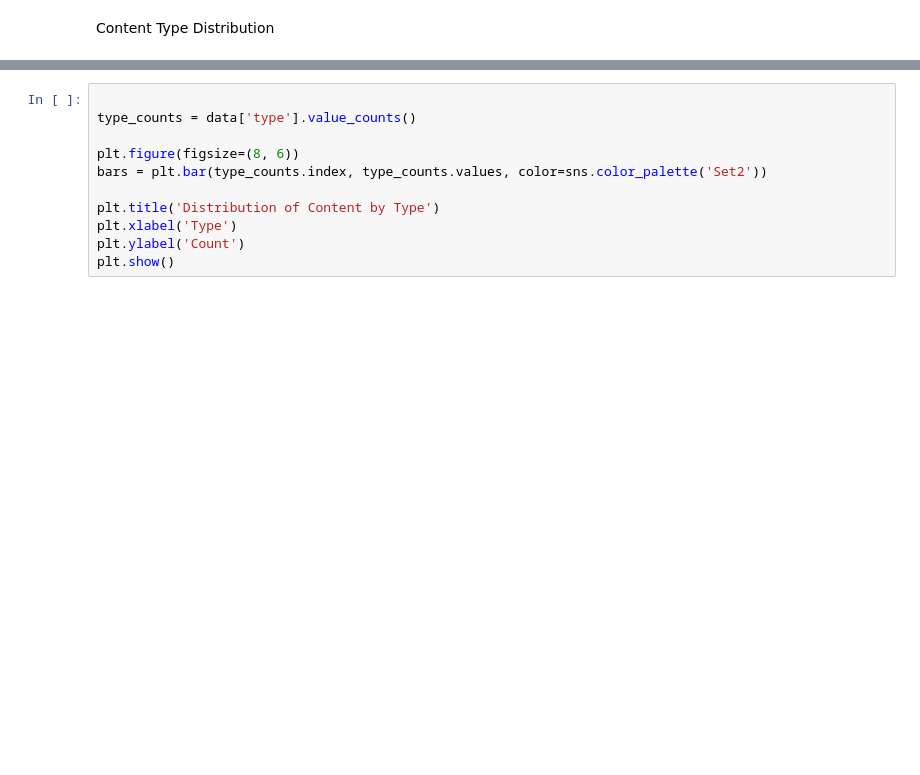
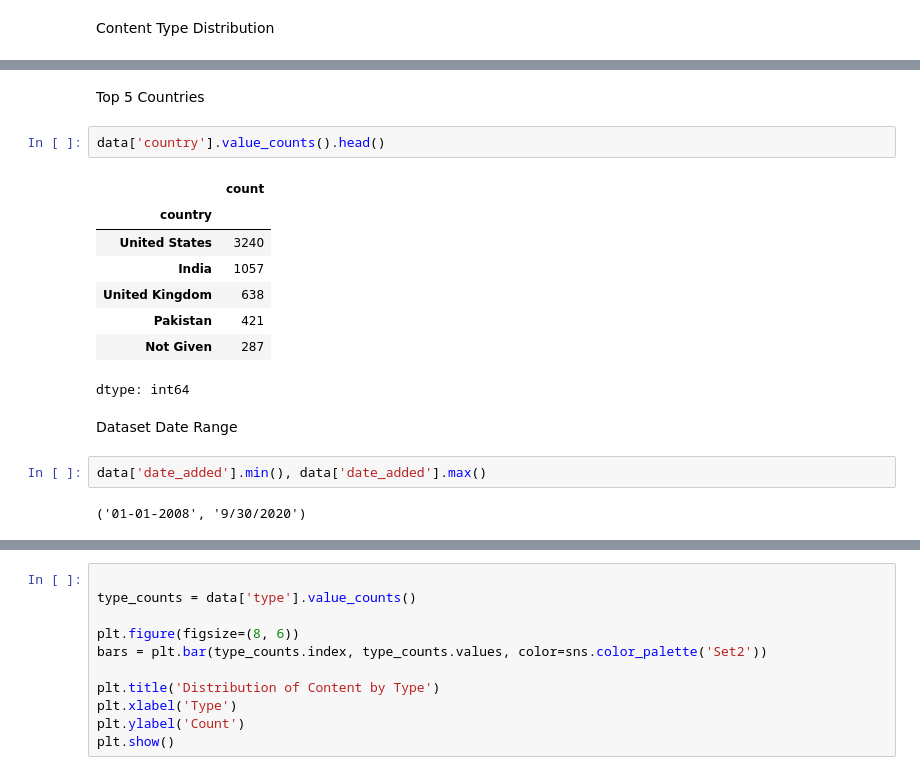
Before and after one commit to test-tlib/UMAM-DS-INTERN-PROJECTS, a Jupyter notebook: UMAM_Netflix_Data_(project_1)_.ipynb, the cells around one changed output, grey strips where cells are left out. Saved outputs shown, nothing was run; the diff lists cells and outputs as text; blank space fills up the shorter version.

```diff
--- a/UMAM_Netflix_Data_(project_1)_.ipynb
+++ b/UMAM_Netflix_Data_(project_1)_.ipynb
@@ -92,0 +101,19 @@ Content Type Distribution
+# %% [markdown]
+ Top 5 Countries
+# %%
+data['country'].value_counts().head()
+# %% [output]
+|  | count |
+| country |  |
+| United States | 3240 |
+| India | 1057 |
+| United Kingdom | 638 |
+| Pakistan | 421 |
+| Not Given | 287 |
+dtype: int64
+# %% [markdown]
+Dataset Date Range
+# %%
+data['date_added'].min(), data['date_added'].max()
+# %% [output]
+('01-01-2008', '9/30/2020')
```
Also changed, not shown: parts of 6 cells of this notebook.
